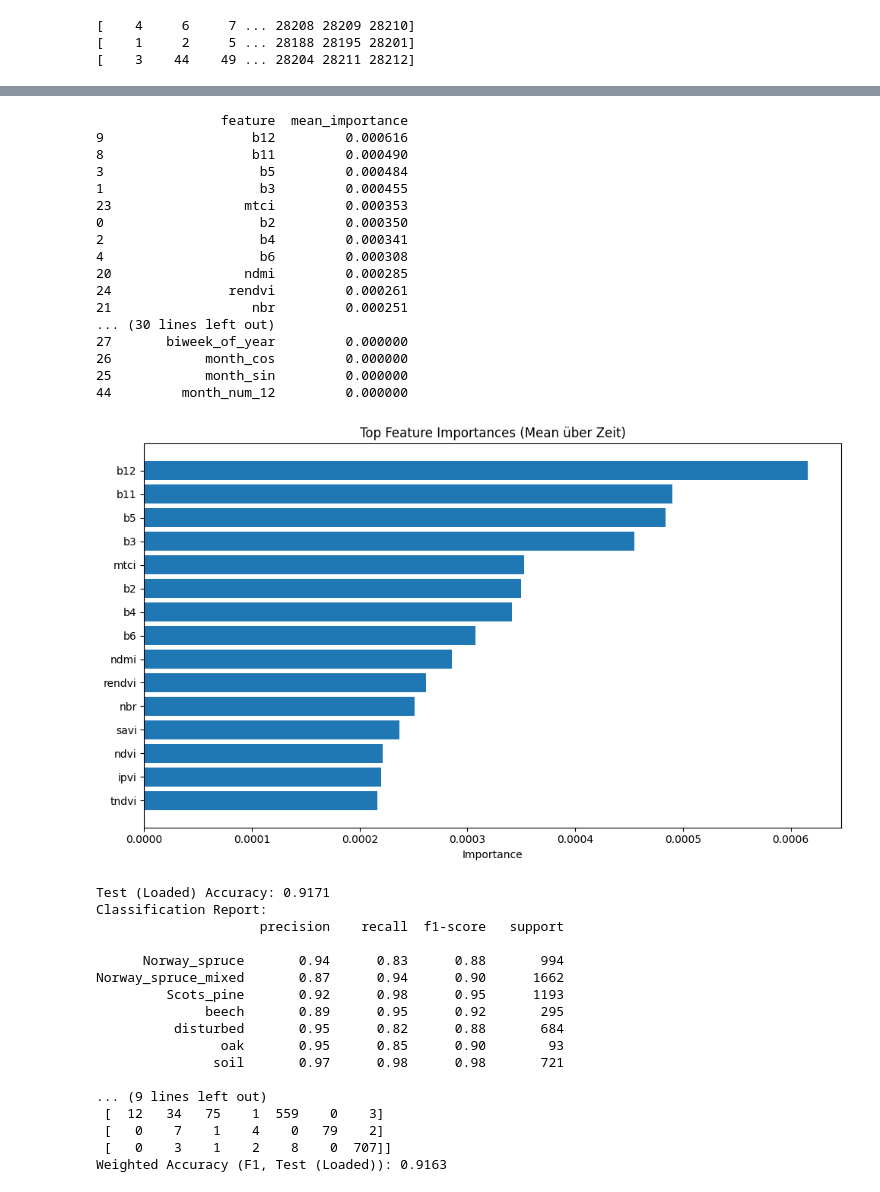
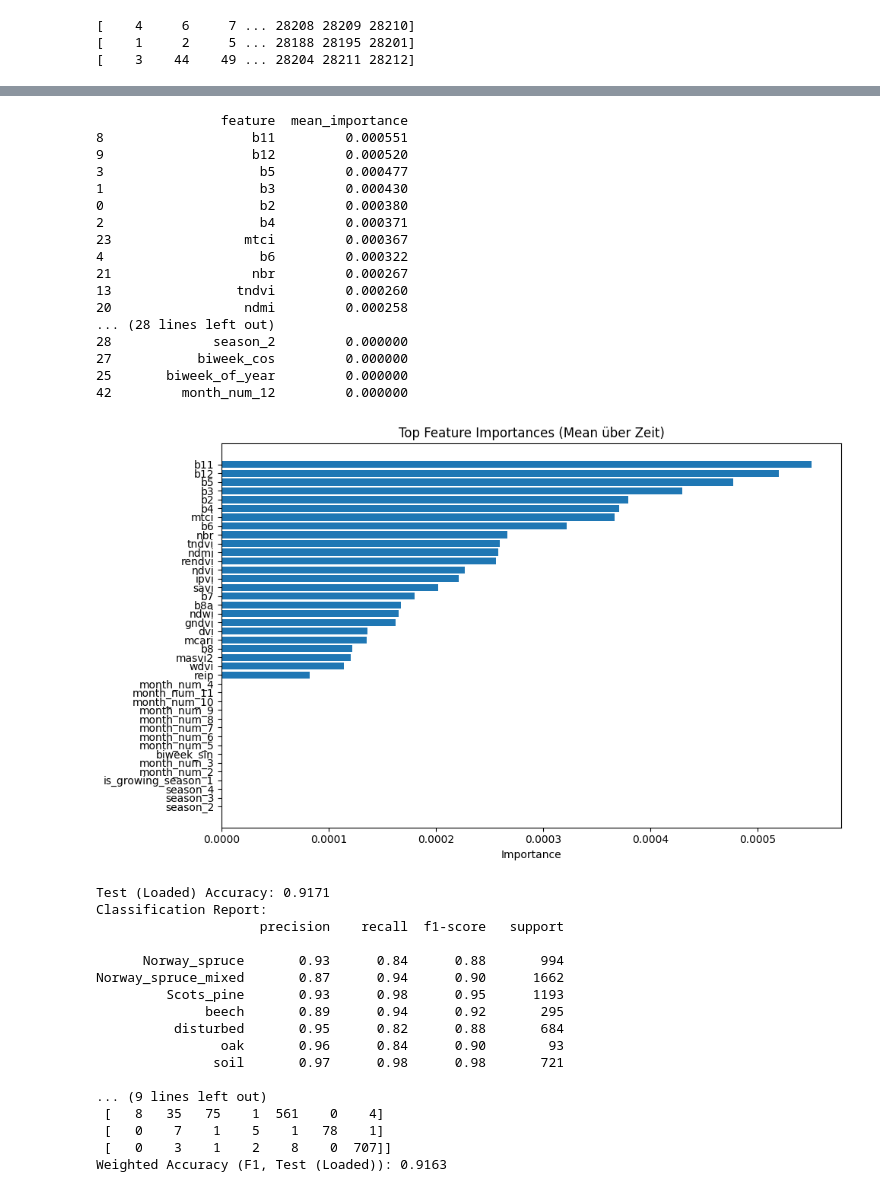
Before and after one commit to RafaelRiesle/tree_classification, a Jupyter notebook: src/models/time_series/ts.ipynb, the cells around one changed output, grey strips where cells are left out. Drawn from its saved outputs; the diff is of its cells as text; code cells hidden in the pictures.

Commit message:
feat: add feature importance to ts

```diff
--- a/src/models/time_series/ts.ipynb
+++ b/src/models/time_series/ts.ipynb
@@ -114,7 +114,7 @@ class TimeSeriesPreprocessor:
         """One-hot encodes categorical variables using sklearn's OneHotEncoder."""
         categorical_cols = [
             c
-            for c in ["season", "is_growing_season", "month_num"]
+            for c in ["season", "is_growing_season", "month_num", "week_of_year","biweek_of year"]
             if c in df.columns and c not in self.drop_cols + [self.label_col]
         ]
 
@@ -468,7 +468,7 @@ Auto-detected 45 feature columns (excluded 'id').
 Preparing test data (transform only)...
 Preparing validation data (transform only)...
 # %%
-pip.train(param_grid={"n_estimators": [200],
+pip.train(param_grid={"n_estimators": [200], "max_depth":[20],
                 "criterion": ["gini"]})
 # %% [output]
 Fitting 3 folds for each of 1 candidates, totalling 3 fits
@@ -501,36 +498,38 @@ feature_names = pip.dataset_builder.preprocessor.feature_cols
 n_timestamps = pip.dataset_builder.preprocessor.max_len
 
 importances_df = pip.model.get_feature_importances(feature_names, n_timestamps)
-print(importances_df.head(100))  # Zeigt die 20 wichtigsten Features
-import matplotlib.pyplot as plt
-
-top_n = 15
-plt.figure(figsize=(10, 6))
-plt.barh(importances_df["feature"].head(top_n), importances_df["mean_importance"].head(top_n))
-plt.gca().invert_yaxis()
-plt.title("Top Feature Importances (Mean über Zeit)")
-plt.xlabel("Importance")
-plt.tight_layout()
-plt.show()
+print(importances_df.head(60))  # Zeigt die 20 wichtigsten Features
 # %% [output]
                 feature  mean_importance
-9                   b12         0.000616
-8                   b11         0.000490
-3                    b5         0.000484
-1                    b3         0.000455
-23                 mtci         0.000353
-0                    b2         0.000350
-2                    b4         0.000341
-4                    b6         0.000308
-20                 ndmi         0.000285
-24               rendvi         0.000261
-21                  nbr         0.000251
-... (30 lines left out)
-27       biweek_of_year         0.000000
-26            month_cos         0.000000
-25            month_sin         0.000000
-44         month_num_12         0.000000
+8                   b11         0.000551
+9                   b12         0.000520
+3                    b5         0.000477
+1                    b3         0.000430
+0                    b2         0.000380
+2                    b4         0.000371
+23                 mtci         0.000367
+4                    b6         0.000322
+21                  nbr         0.000267
+13                tndvi         0.000260
+20                 ndmi         0.000258
+... (28 lines left out)
+28             season_2         0.000000
+27           biweek_cos         0.000000
+25       biweek_of_year         0.000000
+42         month_num_12         0.000000
-[figure, removed]
+# %%
+import matplotlib.pyplot as plt
+
+top_n = 40
+plt.figure(figsize=(10, 6))
+plt.barh(importances_df["feature"].head(top_n), importances_df["mean_importance"].head(top_n))
+plt.gca().invert_yaxis()
+plt.title("Top Feature Importances (Mean über Zeit)")
+plt.xlabel("Importance")
+plt.tight_layout()
+plt.show()
+# %% [output]
+[figure, added]
 # %%
 pip.save_model()
 # %%
@@ -540,16 +539,16 @@ Test (Loaded) Accuracy: 0.9171
 Classification Report:
                      precision    recall  f1-score   support
 
-      Norway_spruce       0.94      0.83      0.88       994
+      Norway_spruce       0.93      0.84      0.88       994
 Norway_spruce_mixed       0.87      0.94      0.90      1662
-         Scots_pine       0.92      0.98      0.95      1193
-              beech       0.89      0.95      0.92       295
+         Scots_pine       0.93      0.98      0.95      1193
+              beech       0.89      0.94      0.92       295
           disturbed       0.95      0.82      0.88       684
-                oak       0.95      0.85      0.90        93
+                oak       0.96      0.84      0.90        93
                soil       0.97      0.98      0.98       721
 
 ... (9 lines left out)
- [  12   34   75    1  559    0    3]
- [   0    7    1    4    0   79    2]
+ [   8   35   75    1  561    0    4]
+ [   0    7    1    5    1   78    1]
  [   0    3    1    2    8    0  707]]
 Weighted Accuracy (F1, Test (Loaded)): 0.9163
```
Also changed, not shown: parts of 4 cells of this notebook, 1 other file.
